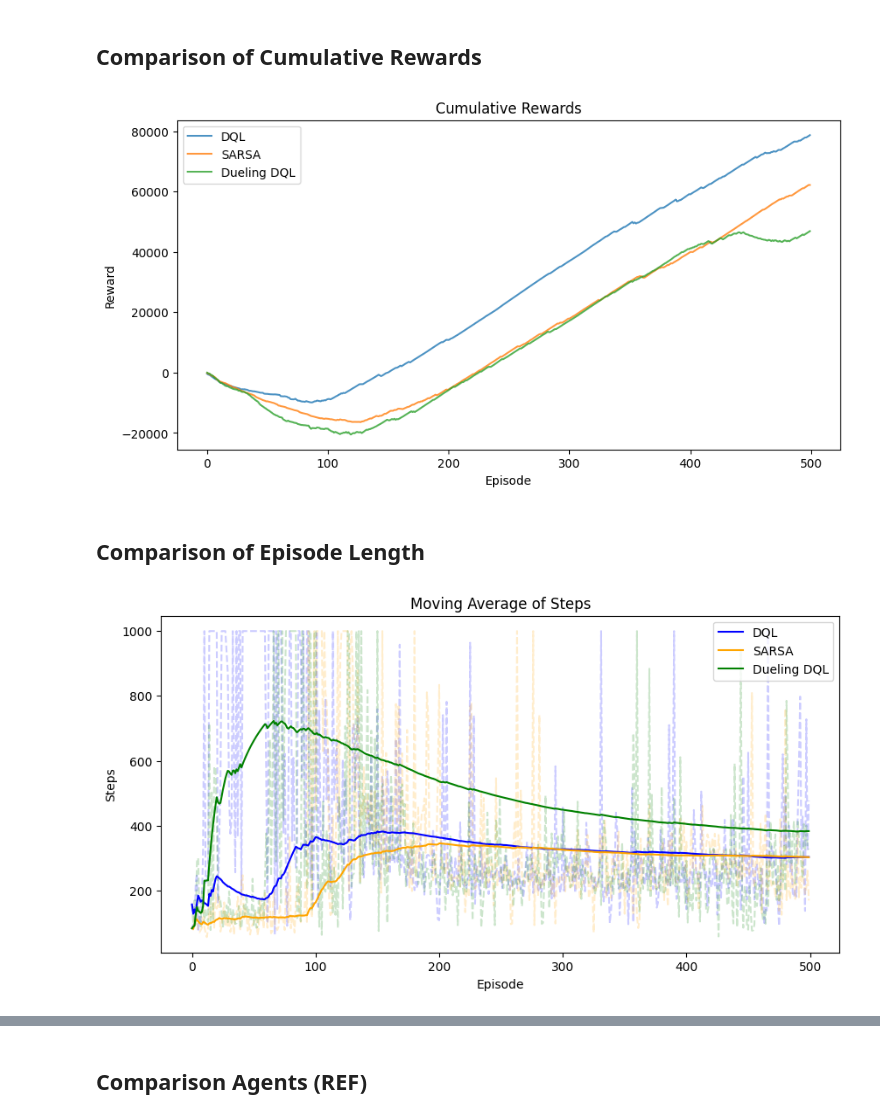
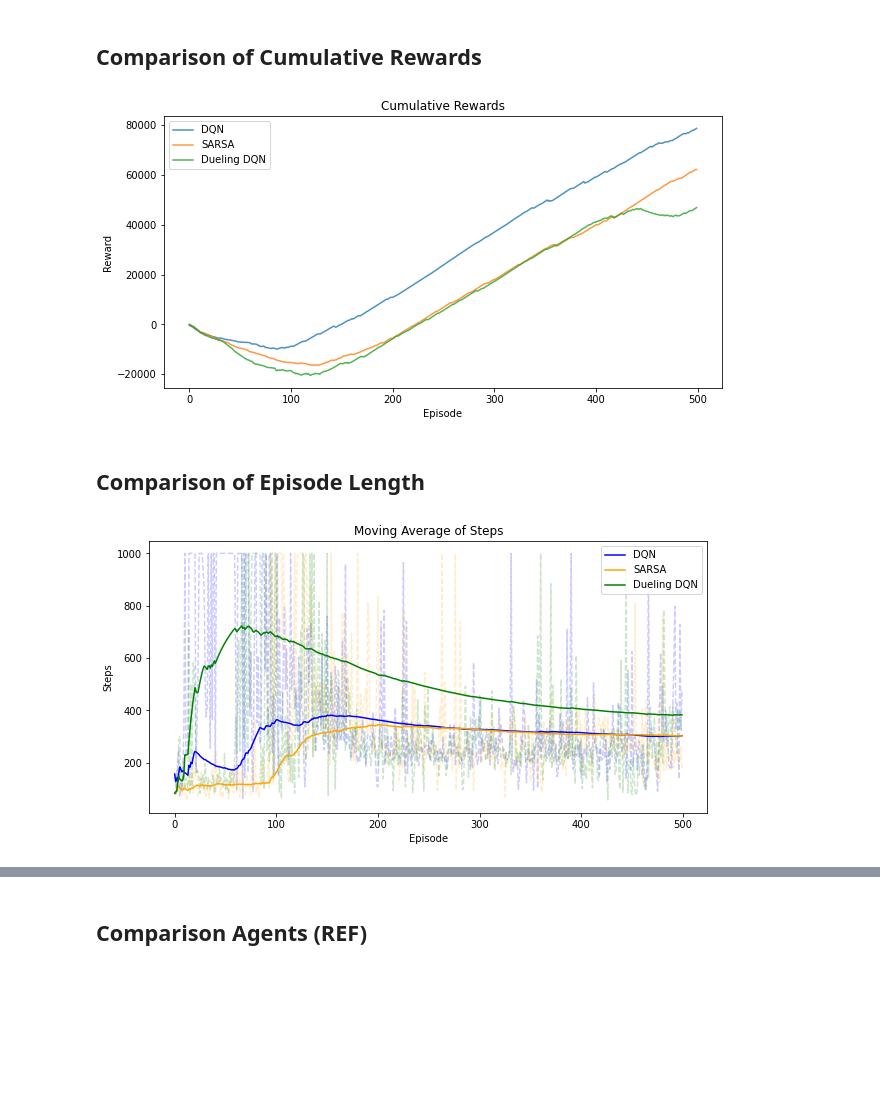
Before and after one commit to timothyckl/Lunar-Lander-RL, a Jupyter notebook: 7_Analysis.ipynb, the cells around one changed output, grey strips where cells are left out. Cells and saved outputs as stored; diff of their text form; code cells hidden in the pictures; blank space fills up the shorter version.

```diff
--- a/7_Analysis.ipynb
+++ b/7_Analysis.ipynb
@@ -77,9 +77,9 @@ dueling_dql_cum_reward = [sum(dueling_dql_history['reward'][:i]) for i in range(
 # plot cumulative reward
 plt.figure(figsize=(10, 5))
 
-plt.plot(dql_cum_reward, alpha=0.8, label='DQL')
+plt.plot(dql_cum_reward, alpha=0.8, label='DQN')
 plt.plot(sarsa_cum_reward, alpha=0.8, label='SARSA')
-plt.plot(dueling_dql_cum_reward, alpha=0.8, label='Dueling DQL')
+plt.plot(dueling_dql_cum_reward, alpha=0.8, label='Dueling DQN')
 
 plt.title('Cumulative Rewards')
 plt.xlabel('Episode')
@@ -88,34 +88,34 @@ plt.legend()
 
 plt.show()
 # %% [output]
-[figure, old version]
+[figure, new version]
 # %% [markdown]
 ## Comparison of Episode Length
 # %%
 # moving average of steps
 dql_ma_steps = [sum(dql1_history['steps'][:i]) / i for i in range(1, len(dql1_history['steps']) + 1)]
 sarsa_ma_steps = [sum(sarsa_history['steps'][:i]) / i for i in range(1, len(sarsa_history['steps']) + 1)]
 dueling_dql_ma_steps = [sum(dueling_dql_history['steps'][:i]) / i for i in range(1, len(dueling_dql_history['steps']) + 1)]
 
 # plot moving average of steps
 plt.figure(figsize=(10, 5))
 
 plt.plot(dql1_history['steps'], alpha=0.2, color='blue', linestyle='--')
 plt.plot(sarsa_history['steps'], alpha=0.2, color='orange', linestyle='--')
 plt.plot(dueling_dql_history['steps'], alpha=0.2, color='green', linestyle='--')
 
-plt.plot(dueling_dql_ma_steps, color='blue', label='DQL')
+plt.plot(dueling_dql_ma_steps, color='blue', label='DQN')
 plt.plot(sarsa_ma_steps, color='orange', label='SARSA')
-plt.plot(dql_ma_steps, color='green', label='Dueling DQL')
+plt.plot(dql_ma_steps, color='green', label='Dueling DQN')
 
 plt.title('Moving Average of Steps')
 plt.xlabel('Episode')
 plt.ylabel('Steps')
 plt.legend()
 
 plt.show()
 # %% [output]
-[figure, old version]
+[figure, new version]
 # %%
 plt.figure(figsize=(7, 5))
 
```
Also changed, not shown: parts of 7 cells of this notebook, 6 other files.
